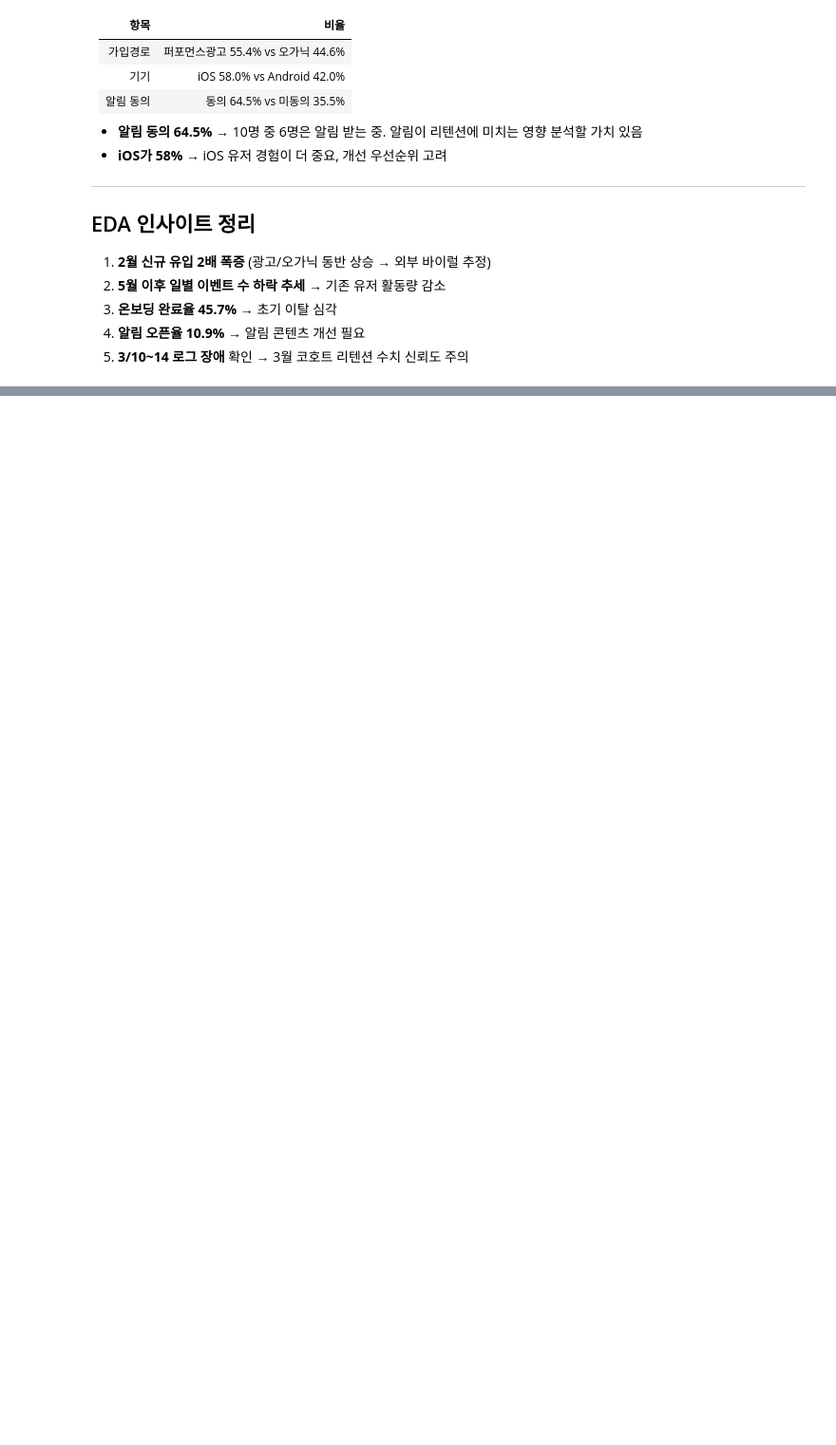
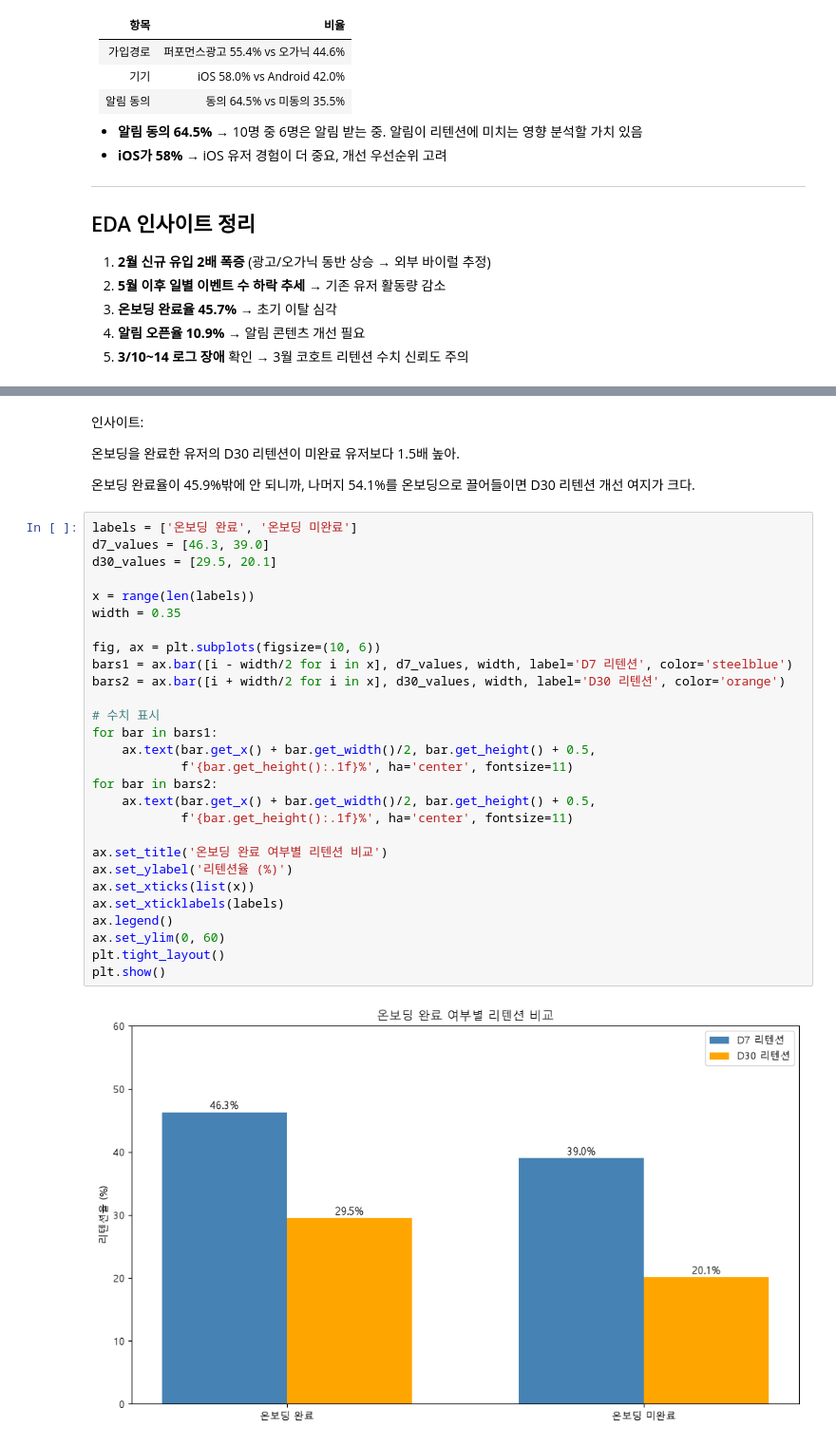
Before and after one commit to leegolem/Anti-Churn-Committee, a Jupyter notebook: notebooks/jiryun/analysis.ipynb, the cells around one changed output, grey strips where cells are left out. Shown at 95% size. Drawn from its saved outputs; the diff is of its cells as text; blank space fills up the shorter version.

```diff
--- a/notebooks/jiryun/analysis.ipynb
+++ b/notebooks/jiryun/analysis.ipynb
@@ -459,0 +578,36 @@ plt.show()
+# %% [markdown]
+인사이트:
+
+온보딩을 완료한 유저의 D30 리텐션이 미완료 유저보다 1.5배 높아.
+
+온보딩 완료율이 45.9%밖에 안 되니까, 나머지 54.1%를 온보딩으로 끌어들이면 D30 리텐션 개선 여지가 크다.
+# %%
+labels = ['온보딩 완료', '온보딩 미완료']
+d7_values = [46.3, 39.0]
+d30_values = [29.5, 20.1]
+
+x = range(len(labels))
+width = 0.35
+
+fig, ax = plt.subplots(figsize=(10, 6))
+bars1 = ax.bar([i - width/2 for i in x], d7_values, width, label='D7 리텐션', color='steelblue')
+bars2 = ax.bar([i + width/2 for i in x], d30_values, width, label='D30 리텐션', color='orange')
+
+# 수치 표시
+for bar in bars1:
+    ax.text(bar.get_x() + bar.get_width()/2, bar.get_height() + 0.5,
+            f'{bar.get_height():.1f}%', ha='center', fontsize=11)
+for bar in bars2:
+    ax.text(bar.get_x() + bar.get_width()/2, bar.get_height() + 0.5,
+            f'{bar.get_height():.1f}%', ha='center', fontsize=11)
+
+ax.set_title('온보딩 완료 여부별 리텐션 비교')
+ax.set_ylabel('리텐션율 (%)')
+ax.set_xticks(list(x))
+ax.set_xticklabels(labels)
+ax.legend()
+ax.set_ylim(0, 60)
+plt.tight_layout()
+plt.show()
+# %% [output]
+[figure, added]
```
Also changed, not shown: parts of 13 cells of this notebook, 1 other file.
